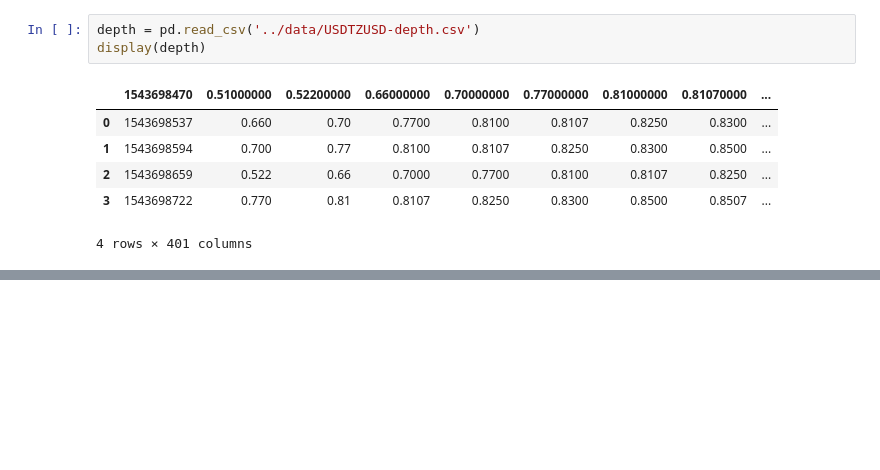
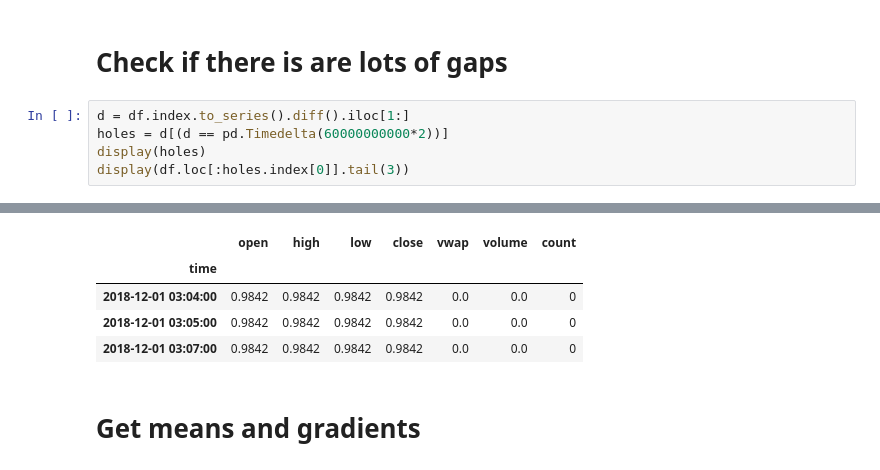
Before and after one commit to anatol-grabowski/kraken-data-collector, a Jupyter notebook: analyzer/bars.ipynb, the cells around one changed output, grey strips where cells are left out. Cells and saved outputs as stored; diff of their text form; blank space fills up the shorter version.

```diff
--- a/analyzer/bars.ipynb
+++ b/analyzer/bars.ipynb
@@ -53,10 +31,8 @@ display(df.iloc[40:50])
-# %%
-depth = pd.read_csv('../data/USDTZUSD-depth.csv')
-display(depth)
-# %% [output]
-|  | 1543698470 | 0.51000000 | 0.52200000 | 0.66000000 | 0.70000000 | 0.77000000 | 0.81000000 | 0.81070000 | ... |
-| 0 | 1543698537 | 0.660 | 0.70 | 0.7700 | 0.8100 | 0.8107 | 0.8250 | 0.8300 | ... |
-| 1 | 1543698594 | 0.700 | 0.77 | 0.8100 | 0.8107 | 0.8250 | 0.8300 | 0.8500 | ... |
-| 2 | 1543698659 | 0.522 | 0.66 | 0.7000 | 0.7700 | 0.8100 | 0.8107 | 0.8250 | ... |
-| 3 | 1543698722 | 0.770 | 0.81 | 0.8107 | 0.8250 | 0.8300 | 0.8500 | 0.8507 | ... |
-4 rows × 401 columns
+# %% [markdown]
+# Check if there is are lots of gaps
+# %%
+d = df.index.to_series().diff().iloc[1:]
+holes = d[(d == pd.Timedelta(60000000000*2))]
+display(holes)
+display(df.loc[:holes.index[0]].tail(3))
+# %% [output]
@@ -62,0 +48,7 @@ display(depth)
+|  | open | high | low | close | vwap | volume | count |
+| time |  |  |  |  |  |  |  |
+| 2018-12-01 03:04:00 | 0.9842 | 0.9842 | 0.9842 | 0.9842 | 0.0 | 0.0 | 0 |
+| 2018-12-01 03:05:00 | 0.9842 | 0.9842 | 0.9842 | 0.9842 | 0.0 | 0.0 | 0 |
+| 2018-12-01 03:07:00 | 0.9842 | 0.9842 | 0.9842 | 0.9842 | 0.0 | 0.0 | 0 |
+# %% [markdown]
+# Get means and gradients
```
Also changed, not shown: parts of 14 cells of this notebook, 13 other files.
